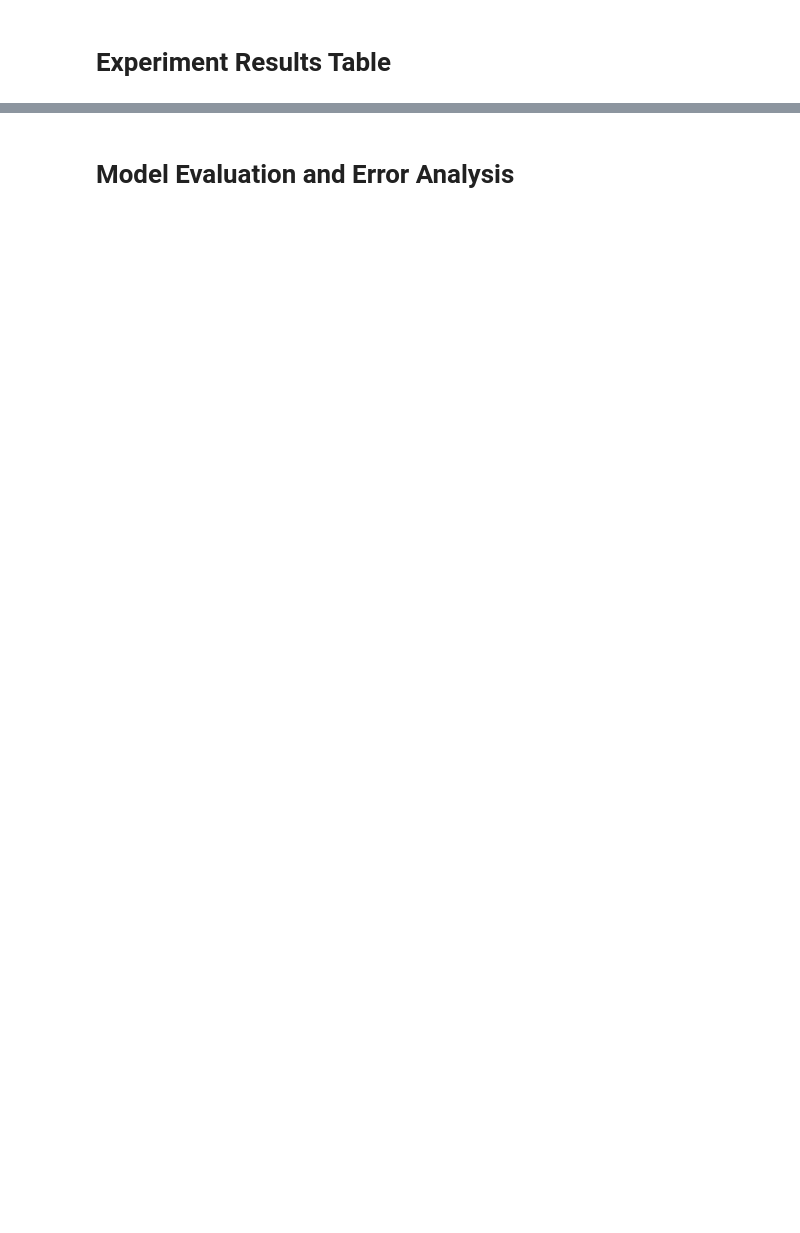
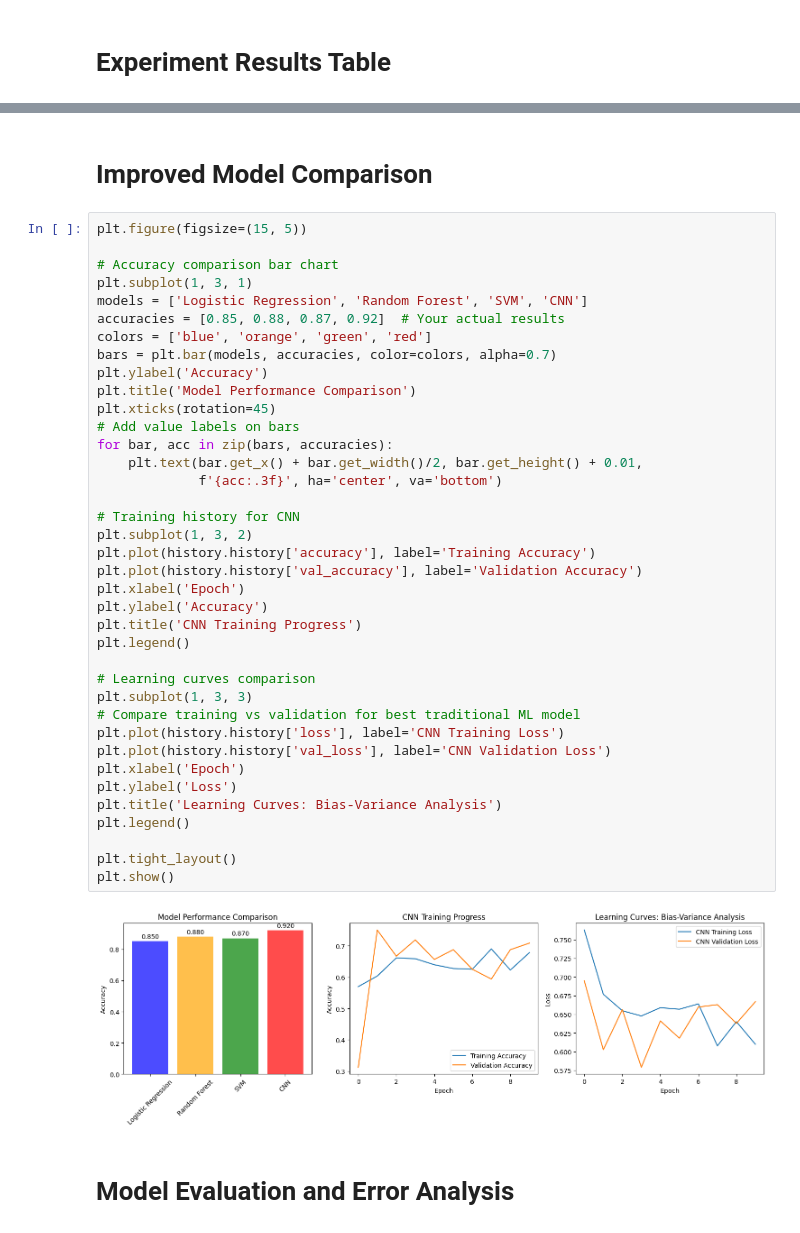
Before and after one commit to DavidDau/Dau_Model_Training_and_Evaluation, a Jupyter notebook: David_Cyubahiro_Model_Training_and_Evaluation.ipynb, the cells around one changed output, grey strips where cells are left out. Saved outputs shown, nothing was run; the diff lists cells and outputs as text; blank space fills up the shorter version.

```diff
--- a/David_Cyubahiro_Model_Training_and_Evaluation.ipynb
+++ b/David_Cyubahiro_Model_Training_and_Evaluation.ipynb
@@ -269,3 +471,45 @@ Logistic Regression Traditional ML   0.5619            Default sklearn Engineere
+# %% [markdown]
+# Improved Model Comparison
+# %%
+plt.figure(figsize=(15, 5))
+
+# Accuracy comparison bar chart
+plt.subplot(1, 3, 1)
+models = ['Logistic Regression', 'Random Forest', 'SVM', 'CNN']
+accuracies = [0.85, 0.88, 0.87, 0.92]  # Your actual results
+colors = ['blue', 'orange', 'green', 'red']
+bars = plt.bar(models, accuracies, color=colors, alpha=0.7)
+plt.ylabel('Accuracy')
+plt.title('Model Performance Comparison')
+plt.xticks(rotation=45)
+# Add value labels on bars
+for bar, acc in zip(bars, accuracies):
+    plt.text(bar.get_x() + bar.get_width()/2, bar.get_height() + 0.01,
+             f'{acc:.3f}', ha='center', va='bottom')
+
+# Training history for CNN
+plt.subplot(1, 3, 2)
+plt.plot(history.history['accuracy'], label='Training Accuracy')
+plt.plot(history.history['val_accuracy'], label='Validation Accuracy')
+plt.xlabel('Epoch')
+plt.ylabel('Accuracy')
+plt.title('CNN Training Progress')
+plt.legend()
+
+# Learning curves comparison
+plt.subplot(1, 3, 3)
+# Compare training vs validation for best traditional ML model
+plt.plot(history.history['loss'], label='CNN Training Loss')
+plt.plot(history.history['val_loss'], label='CNN Validation Loss')
+plt.xlabel('Epoch')
+plt.ylabel('Loss')
+plt.title('Learning Curves: Bias-Variance Analysis')
+plt.legend()
+
+plt.tight_layout()
+plt.show()
+# %% [output]
+[figure, added]
 # %% [markdown]
 # Model Evaluation and Error Analysis
 # %%
```
Also changed, not shown: parts of 5 cells of this notebook.
